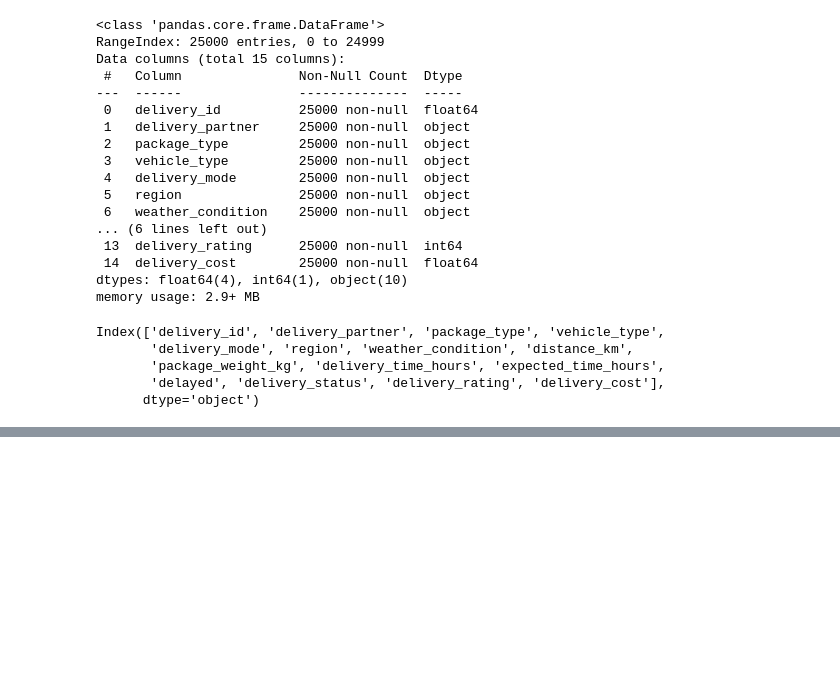
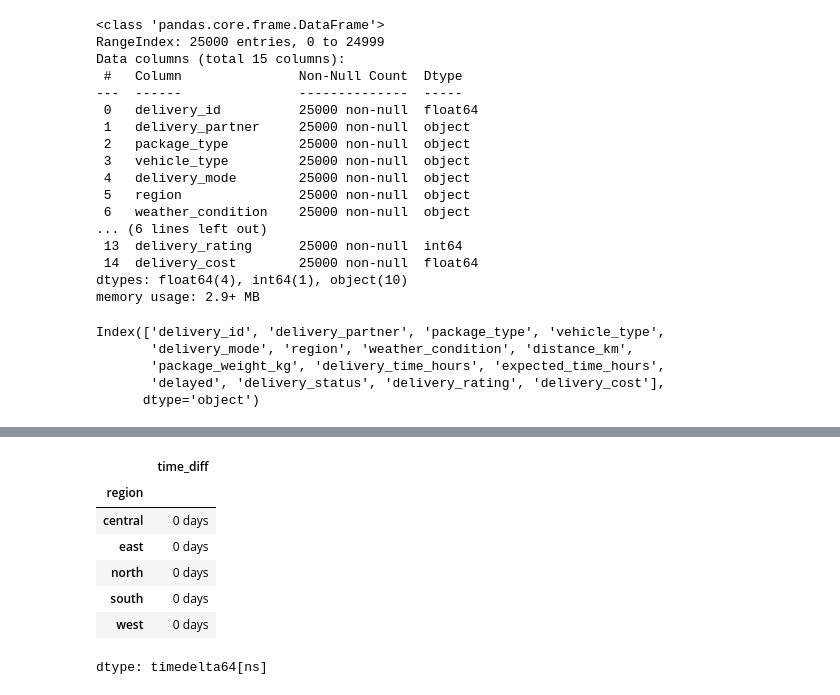
Before and after one commit to yovieridwan17/Delivery-Logistics-Analysis, a Jupyter notebook: Data Analysis.ipynb, the cells around one changed output, grey strips where cells are left out. Saved outputs shown, nothing was run; the diff lists cells and outputs as text; code cells hidden in the pictures; blank space fills up the shorter version.

```diff
--- a/Data Analysis.ipynb
+++ b/Data Analysis.ipynb
@@ -147,0 +112,12 @@ plt.show()
+# %%
+# Rata-rata delay per region
+df.groupby('region')['time_diff'].mean().sort_values()
+# %% [output]
+|  | time_diff |
+| region |  |
+| central | 0 days |
+| east | 0 days |
+| north | 0 days |
+| south | 0 days |
+| west | 0 days |
+dtype: timedelta64[ns]
```
Also changed, not shown: parts of 12 cells of this notebook.
